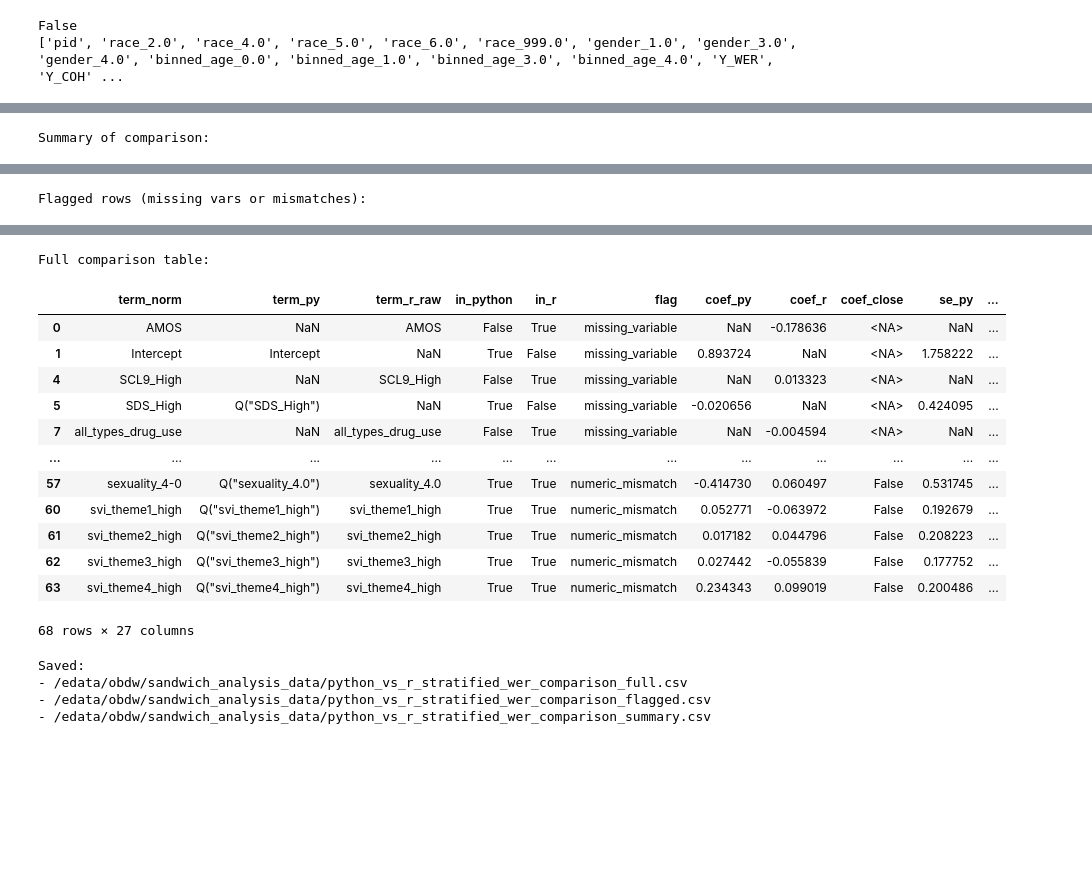
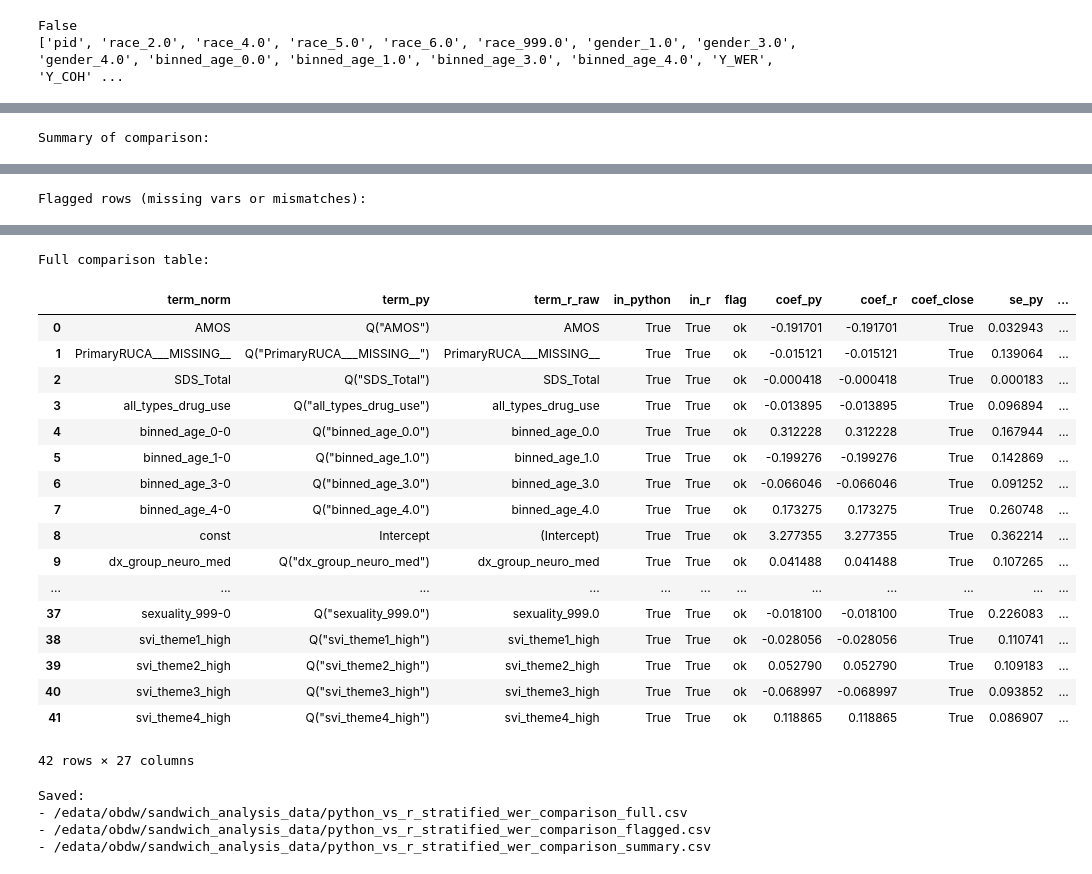
Before and after one commit to emd5-afk/BIME_U01, a Jupyter notebook: primary_data_collection_script.ipynb, the cells around one changed output, grey strips where cells are left out. Drawn from its saved outputs; the diff is of its cells as text; code cells hidden in the pictures; blank space fills up the shorter version.

```diff
--- a/primary_data_collection_script.ipynb
+++ b/primary_data_collection_script.ipynb
@@ -2288,14 +2330,8 @@ ANALYSIS COMPLETE
 ================================================================================
 All results saved to: /edata/obdw/sandwich_analysis_data/
 # %%
-# Add a cell that compares the regression_stratified_log_wer.csv. "/edata/obdw/sandwich_analysis_data/regression_stratified_log_wer.csv"), and
-# the regression calculated in sandwich_script.r, "/edata/obdw/sandwich_analysis_data/location_stratified_analysis_wer_coeftest.csv",
-# to compare and see if we have the same columns,
-# and same results for each variable and coefficient, standard error, and p-value. This will help us validate that our Python regression results are consistent with the R results,
-# and that the multiple testing correction is being applied correctly in both analyses.
-# We can also check if the same variables are significant in both analyses after correction.
-
-# Cell 89: Compare Python vs R stratified WER regression outputs
+# Add a cell that compares Python and R stratified WER regression outputs.
+# This validates that the Python clustered OLS pipeline matches sandwich_script.r for Y_WER.
 
 import numpy as np
 import pandas as pd
@@ -2303,7 +2339,8 @@ from IPython.display import display
 from statsmodels.stats.multitest import multipletests
 
 # ---- Paths ----
-py_path = "/edata/obdw/sandwich_analysis_data/regression_stratified_log_wer.csv"
+# Use Y_WER output for parity with R coeftest location_stratified_analysis_wer_coeftest.csv
+py_path = "/edata/obdw/sandwich_analysis_data/regression_stratified_Y_WER.csv"
 r_path = "/edata/obdw/sandwich_analysis_data/location_stratified_analysis_wer_coeftest.csv"
 
 # ---- Load ----
@@ -2334,7 +2371,7 @@ def normalize_term(t):
     if pd.isna(t):
         return np.nan
     t = str(t).strip().strip('"')
-    if t in {"(Intercept)", "const"}:
+    if t in {"(Intercept)", "Intercept", "intercept", "const"}:
         return "const"
 
     # Handle Python's C(Q(...))[T.Category] format
@@ -2375,19 +2412,29 @@ cmp["in_python"] = cmp["term_py"].notna()
 cmp["in_r"] = cmp["term_r_raw"].notna()
 cmp["missing_in_one_file"] = ~(cmp["in_python"] & cmp["in_r"])
 
-# Tolerances for "close"
-tol_coef = 1e-6
-tol_se = 1e-6
-tol_p = 1e-6
+# Tolerances:
+# - Coefficients/SE should be nearly exact if parity is achieved.
+# - Raw p-values can differ slightly at machine precision due to solver/ordering details.
+tol_coef = 1e-8
+tol_se = 1e-8
+tol_p = 1e-3
+def close_or_na(a, b, atol, rtol=1e-4):
+    # Treat both missing as equal, one missing as mismatch.
+    both_na = a.isna() & b.isna()
+    one_na = a.isna() ^ b.isna()
+    both_num = a.notna() & b.notna()
 
-def close_or_na(a, b, atol):
-    return np.where(a.notna() & b.notna(), np.isclose(a, b, atol=atol, rtol=1e-4), pd.NA)
+    out = pd.Series(pd.NA, index=a.index, dtype="object")
+    out.loc[both_na] = True
+    out.loc[one_na] = False
+    out.loc[both_num] = np.isclose(a.loc[both_num], b.loc[both_num], atol=atol, rtol=rtol)
+    return out
 
-cmp["coef_close"] = close_or_na(cmp["coef_py"], cmp["coef_r"], tol_coef)
-cmp["se_close"] = close_or_na(cmp["se_py"], cmp["se_r"], tol_se)
-cmp["p_close"] = close_or_na(cmp["p_py"], cmp["p_r"], tol_p)
-cmp["p_bonf_close"] = close_or_na(cmp["p_bonf_py"], cmp["p_bonf_r"], tol_p)
-cmp["p_fdr_close"] = close_or_na(cmp["p_fdr_py"], cmp["p_fdr_r"], tol_p)
+cmp["coef_close"] = close_or_na(cmp["coef_py"], cmp["coef_r"], tol_coef, rtol=1e-6)
+cmp["se_close"] = close_or_na(cmp["se_py"], cmp["se_r"], tol_se, rtol=1e-6)
+cmp["p_close"] = close_or_na(cmp["p_py"], cmp["p_r"], tol_p, rtol=1e-3)
+cmp["p_bonf_close"] = close_or_na(cmp["p_bonf_py"], cmp["p_bonf_r"], tol_p, rtol=1e-3)
+cmp["p_fdr_close"] = close_or_na(cmp["p_fdr_py"], cmp["p_fdr_r"], tol_p, rtol=1e-3)
 
 cmp["sig_bonf_match"] = np.where(
     cmp["sig_bonf_py"].notna() & cmp["sig_bonf_r"].notna(),
@@ -2400,12 +2447,11 @@ cmp["sig_fdr_match"] = np.where(
     pd.NA
 )
 
+# Numeric mismatch is based on core model outputs only: coefficient, SE, raw p-value.
 cmp["any_numeric_mismatch"] = (
     (cmp["coef_close"] == False)
     | (cmp["se_close"] == False)
     | (cmp["p_close"] == False)
-    | (cmp["p_bonf_close"] == False)
-    | (cmp["p_fdr_close"] == False)
 )
 
 cmp["any_sig_mismatch"] = (
@@ -2456,7 +2502,7 @@ display(comparison_table)
 
 # Compact save cell
 out_dir = "/edata/obdw/sandwich_analysis_data"
-comparison_table.to_csv(f"{out_dir}/pyRthon_vs_r_stratified_wer_comparison_full.csv", index=False)
+comparison_table.to_csv(f"{out_dir}/python_vs_r_stratified_wer_comparison_full.csv", index=False)
 flagged.to_csv(f"{out_dir}/python_vs_r_stratified_wer_comparison_flagged.csv", index=False)
 summary.to_csv(f"{out_dir}/python_vs_r_stratified_wer_comparison_summary.csv", index=False)
 
@@ -2486,17 +2520,22 @@ Flagged rows (missing vars or mismatches):
 Full comparison table:
 |  | term_norm | term_py | term_r_raw | in_python | in_r | flag | coef_py | coef_r | coef_close | se_py | ... |
-| 0 | AMOS | NaN | AMOS | False | True | missing_variable | NaN | -0.178636 | <NA> | NaN | ... |
-| 1 | Intercept | Intercept | NaN | True | False | missing_variable | 0.893724 | NaN | <NA> | 1.758222 | ... |
-| 4 | SCL9_High | NaN | SCL9_High | False | True | missing_variable | NaN | 0.013323 | <NA> | NaN | ... |
-| 5 | SDS_High | Q("SDS_High") | NaN | True | False | missing_variable | -0.020656 | NaN | <NA> | 0.424095 | ... |
-| 7 | all_types_drug_use | NaN | all_types_drug_use | False | True | missing_variable | NaN | -0.004594 | <NA> | NaN | ... |
+| 0 | AMOS | Q("AMOS") | AMOS | True | True | ok | -0.191701 | -0.191701 | True | 0.032943 | ... |
+| 1 | PrimaryRUCA___MISSING__ | Q("PrimaryRUCA___MISSING__") | PrimaryRUCA___MISSING__ | True | True | ok | -0.015121 | -0.015121 | True | 0.139064 | ... |
+| 2 | SDS_Total | Q("SDS_Total") | SDS_Total | True | True | ok | -0.000418 | -0.000418 | True | 0.000183 | ... |
+| 3 | all_types_drug_use | Q("all_types_drug_use") | all_types_drug_use | True | True | ok | -0.013895 | -0.013895 | True | 0.096894 | ... |
+| 4 | binned_age_0-0 | Q("binned_age_0.0") | binned_age_0.0 | True | True | ok | 0.312228 | 0.312228 | True | 0.167944 | ... |
+| 5 | binned_age_1-0 | Q("binned_age_1.0") | binned_age_1.0 | True | True | ok | -0.199276 | -0.199276 | True | 0.142869 | ... |
+| 6 | binned_age_3-0 | Q("binned_age_3.0") | binned_age_3.0 | True | True | ok | -0.066046 | -0.066046 | True | 0.091252 | ... |
+| 7 | binned_age_4-0 | Q("binned_age_4.0") | binned_age_4.0 | True | True | ok | 0.173275 | 0.173275 | True | 0.260748 | ... |
+| 8 | const | Intercept | (Intercept) | True | True | ok | 3.277355 | 3.277355 | True | 0.362214 | ... |
+| 9 | dx_group_neuro_med | Q("dx_group_neuro_med") | dx_group_neuro_med | True | True | ok | 0.041488 | 0.041488 | True | 0.107265 | ... |
 | ... | ... | ... | ... | ... | ... | ... | ... | ... | ... | ... | ... |
-| 57 | sexuality_4-0 | Q("sexuality_4.0") | sexuality_4.0 | True | True | numeric_mismatch | -0.414730 | 0.060497 | False | 0.531745 | ... |
-| 60 | svi_theme1_high | Q("svi_theme1_high") | svi_theme1_high | True | True | numeric_mismatch | 0.052771 | -0.063972 | False | 0.192679 | ... |
-| 61 | svi_theme2_high | Q("svi_theme2_high") | svi_theme2_high | True | True | numeric_mismatch | 0.017182 | 0.044796 | False | 0.208223 | ... |
-| 62 | svi_theme3_high | Q("svi_theme3_high") | svi_theme3_high | True | True | numeric_mismatch | 0.027442 | -0.055839 | False | 0.177752 | ... |
-| 63 | svi_theme4_high | Q("svi_theme4_high") | svi_theme4_high | True | True | numeric_mismatch | 0.234343 | 0.099019 | False | 0.200486 | ... |
+| 37 | sexuality_999-0 | Q("sexuality_999.0") | sexuality_999.0 | True | True | ok | -0.018100 | -0.018100 | True | 0.226083 | ... |
+| 38 | svi_theme1_high | Q("svi_theme1_high") | svi_theme1_high | True | True | ok | -0.028056 | -0.028056 | True | 0.110741 | ... |
+| 39 | svi_theme2_high | Q("svi_theme2_high") | svi_theme2_high | True | True | ok | 0.052790 | 0.052790 | True | 0.109183 | ... |
+| 40 | svi_theme3_high | Q("svi_theme3_high") | svi_theme3_high | True | True | ok | -0.068997 | -0.068997 | True | 0.093852 | ... |
+| 41 | svi_theme4_high | Q("svi_theme4_high") | svi_theme4_high | True | True | ok | 0.118865 | 0.118865 | True | 0.086907 | ... |
-68 rows × 27 columns
+42 rows × 27 columns
 Saved:
 - /edata/obdw/sandwich_analysis_data/python_vs_r_stratified_wer_comparison_full.csv
 - /edata/obdw/sandwich_analysis_data/python_vs_r_stratified_wer_comparison_flagged.csv
```
Also changed, not shown: parts of 17 cells of this notebook, 21 other files.
